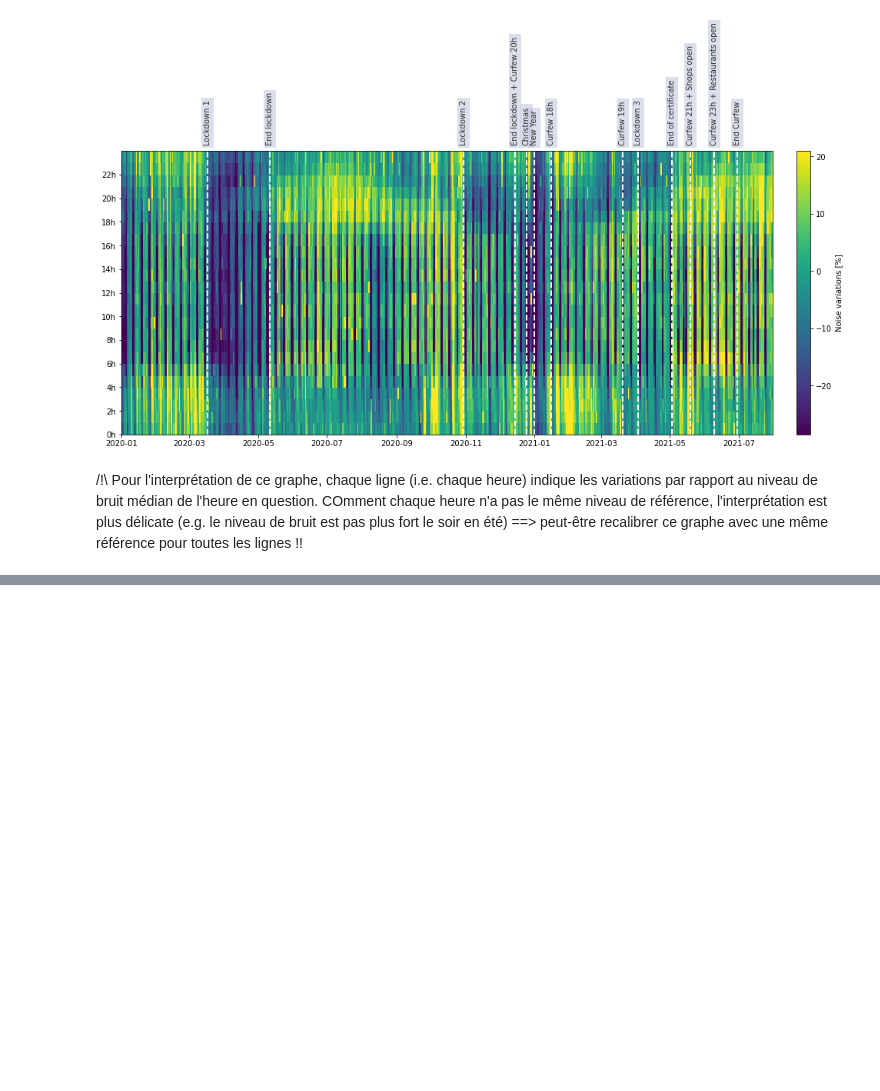
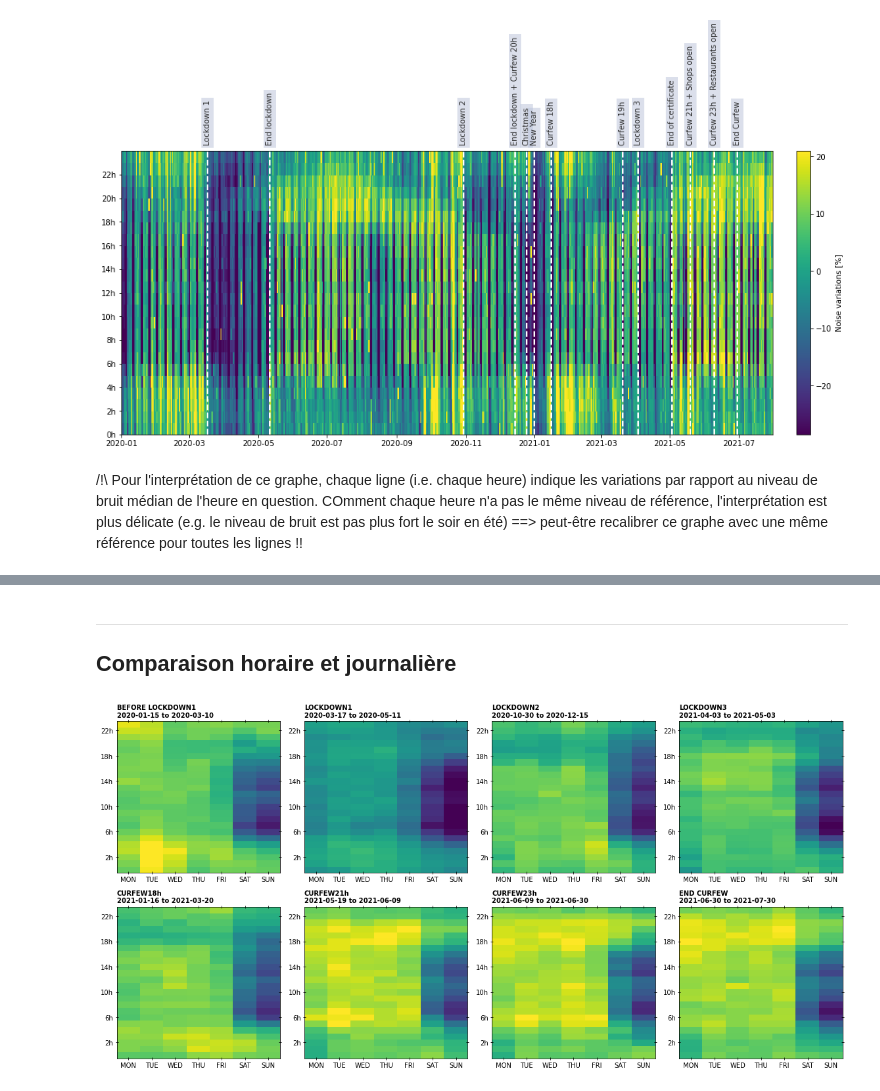
Before and after one commit to FlavienMattern/seismic-noise, a Jupyter notebook: fr_noise_overview.ipynb, the cells around one changed output, grey strips where cells are left out. Drawn from its saved outputs; the diff is of its cells as text; code cells hidden in the pictures; blank space fills up the shorter version.

```diff
--- a/fr_noise_overview.ipynb
+++ b/fr_noise_overview.ipynb
@@ -527,0 +678,61 @@ plt.savefig("{}/ts_hourvar.png".format(folder), dpi=150)
+# %% [markdown]
+---
+## Comparaison horaire et journalière
+# %%
+nlines = 2
+ncols  = 4
+periods = {
+    'BEFORE LOCKDOWN1':(pd.to_datetime("2020-01-15"), pd.to_datetime("2020-03-10")),
+    'LOCKDOWN1':(pd.to_datetime("2020-03-17"), pd.to_datetime("2020-05-11")),
+    'LOCKDOWN2':(pd.to_datetime("2020-10-30"), pd.to_datetime("2020-12-15")),
+    'LOCKDOWN3':(pd.to_datetime("2021-04-03"), pd.to_datetime("2021-05-03")),
+    'CURFEW18h':(pd.to_datetime("2021-01-16"), pd.to_datetime("2021-03-20")),
+    'CURFEW21h':(pd.to_datetime("2021-05-19"), pd.to_datetime("2021-06-09")),
+    'CURFEW23h':(pd.to_datetime("2021-06-09"), pd.to_datetime("2021-06-30")),
+    'END CURFEW':(pd.to_datetime("2021-06-30"), pd.to_datetime("2021-07-30"))
+}
+
+plt.figure(figsize=(4*ncols, 4*nlines))
+
+ss = 1
+for desc in periods.keys():
+    plt.subplot(nlines, ncols, ss)
+
+    plt.tick_params(direction="inout", which="both", top=True, right=True)
+
+    t1 = periods[desc][0]
+    t2 = periods[desc][1]
+
+    for weekday in ['Monday', 'Tuesday', 'Wednesday', 'Thursday', 'Friday', 'Saturday', 'Sunday']:
+
+        dates_sort = dates[week_count[weekday]]
+        dates_sort = dates_sort[dates_sort >= t1]
+        dates_sort = dates_sort[dates_sort <= t2]
+
+        k=0
+        for d in dates_sort:
+            ii = np.where(dates == d)[0][0]
+            if k==0: subarray = np.array(h_matrix[:,ii])
+            else:    subarray = np.vstack([subarray, h_matrix[:,ii]])
+            k += 1
+
+        subarray = np.nanmedian(subarray, axis=0)
+        subarray = np.expand_dims(subarray, 1)
+
+        if weekday=='Monday': week_array = subarray
+        else:                 week_array = np.append(week_array, subarray, axis=1)
+
+    plt.title("{}\n{} to {}".format(desc, t1.strftime('%Y-%m-%d'), t2.strftime('%Y-%m-%d')), loc="left", fontweight="bold", fontsize=10)
+    plt.pcolormesh(week_array)
+    h_label = ["2h","6h","10h","14h","18h","22h"]
+    w_label = ["MON", "TUE", "WED", "THU", "FRI", "SAT", "SUN"]
+    plt.yticks(np.arange(2, 24, 4)+0.5, h_label)
+    plt.xticks(np.arange(0, 7, 1)+0.5, w_label)
+    plt.clim(-50, 20)
+
+    ss += 1
+
+plt.tight_layout()
+plt.show()
+# %% [output]
+[figure, added]
```
Also changed, not shown: parts of 15 cells of this notebook.
